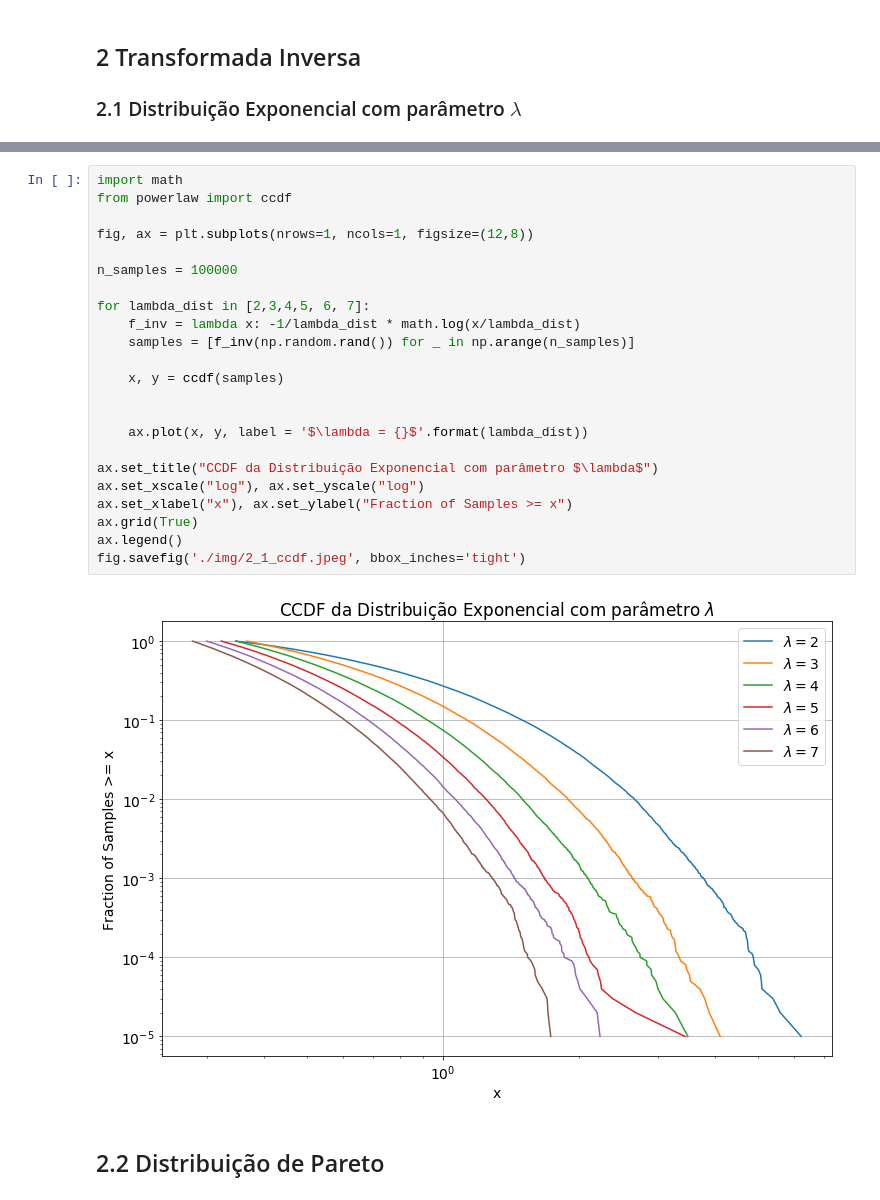
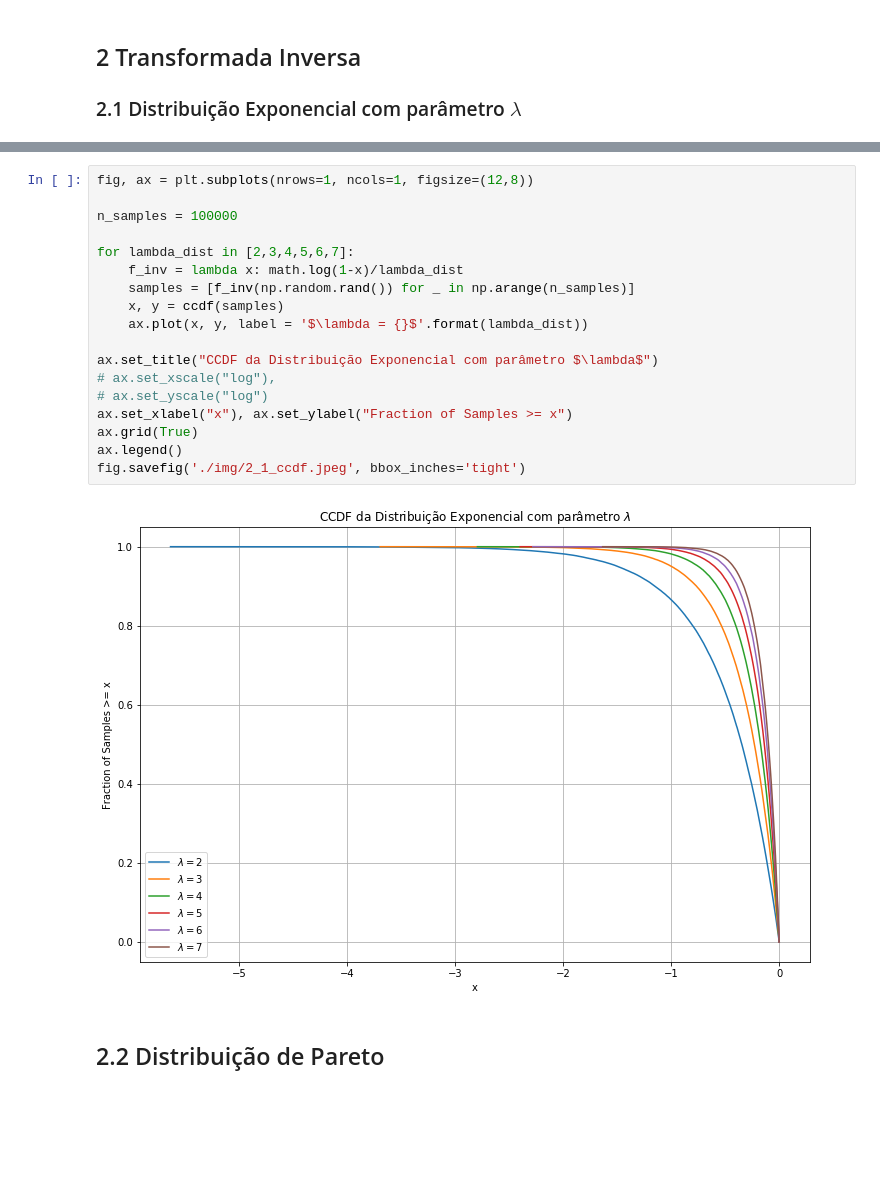
Before and after one commit to guedes-joaofelipe/CPC767-monte-carlos-markov-chain, a Jupyter notebook: Lists/2020_1/lista3.ipynb, the cells around one changed output, grey strips where cells are left out. Saved outputs shown, nothing was run; the diff lists cells and outputs as text; blank space fills up the shorter version.

```diff
--- a/Lists/2020_1/lista3.ipynb
+++ b/Lists/2020_1/lista3.ipynb
@@ -108,28 +90,23 @@ fig.savefig('./img/relative_error.jpeg', bbox_inches='tight')
 # %%
-import math
-from powerlaw import ccdf
-
 fig, ax = plt.subplots(nrows=1, ncols=1, figsize=(12,8))
 
 n_samples = 100000
 
-for lambda_dist in [2,3,4,5, 6, 7]:
-    f_inv = lambda x: -1/lambda_dist * math.log(x/lambda_dist)
+for lambda_dist in [2,3,4,5,6,7]:
+    f_inv = lambda x: math.log(1-x)/lambda_dist
     samples = [f_inv(np.random.rand()) for _ in np.arange(n_samples)]
-
     x, y = ccdf(samples)
-
-
     ax.plot(x, y, label = '$\lambda = {}$'.format(lambda_dist))
 
 ax.set_title("CCDF da Distribuição Exponencial com parâmetro $\lambda$")
-ax.set_xscale("log"), ax.set_yscale("log")
+# ax.set_xscale("log"),
+# ax.set_yscale("log")
 ax.set_xlabel("x"), ax.set_ylabel("Fraction of Samples >= x")
 ax.grid(True)
 ax.legend()
 fig.savefig('./img/2_1_ccdf.jpeg', bbox_inches='tight')
 # %% [output]
-[figure, old version]
+[figure, new version]
 # %% [markdown]
 ## 2.2 Distribuição de Pareto
 # %%
```
Also changed, not shown: parts of 44 cells of this notebook, 3 other files.
